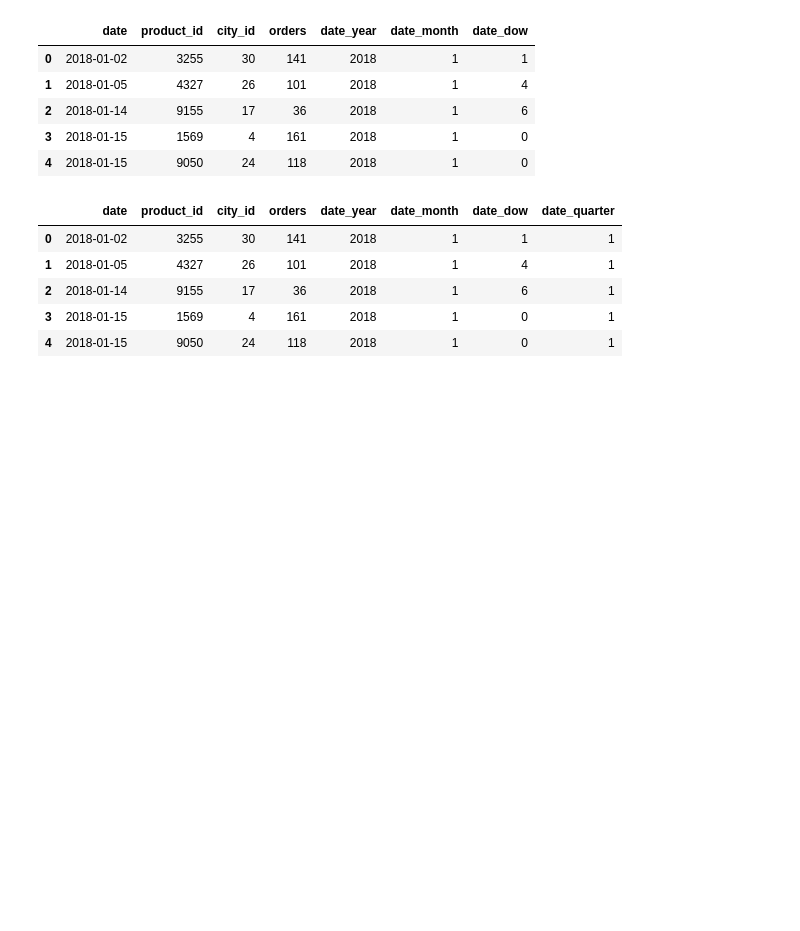
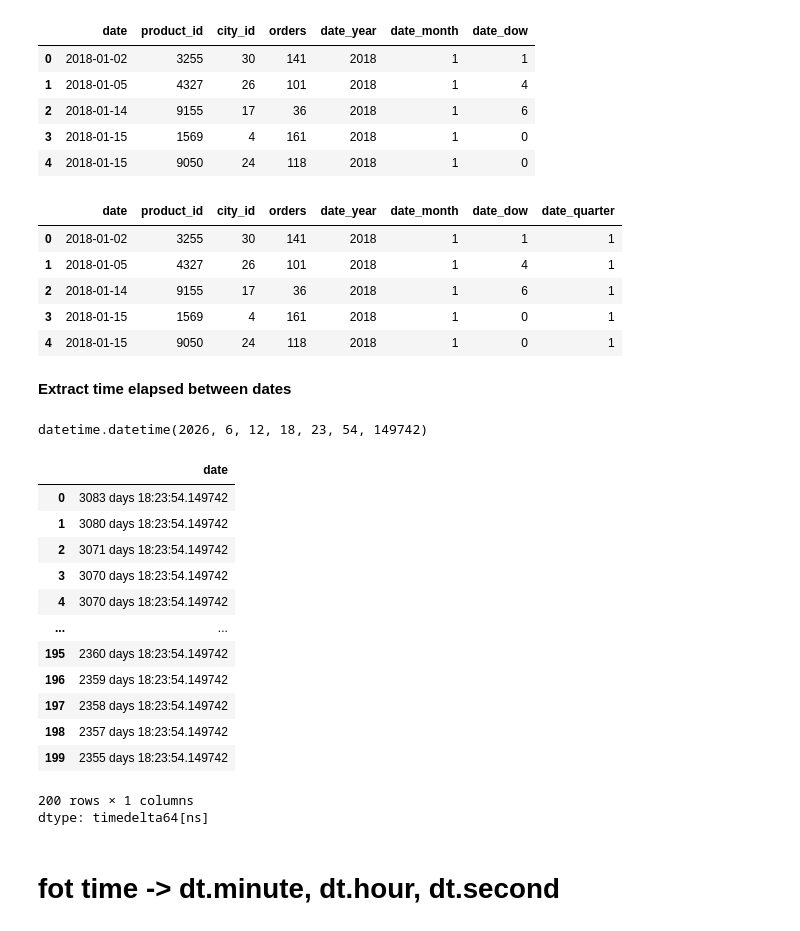
Before and after one commit to arsingla786/MLFromScratch, a Jupyter notebook: 12Date&Time.ipynb, the cells around one changed output. Cells and saved outputs as stored; diff of their text form; code cells hidden in the pictures; blank space fills up the shorter version.

```diff
--- a/12Date&Time.ipynb
+++ b/12Date&Time.ipynb
@@ -96,3 +96,30 @@ df.head()
 | 2 | 2018-01-14 | 9155 | 17 | 36 | 2018 | 1 | 6 | 1 |
 | 3 | 2018-01-15 | 1569 | 4 | 161 | 2018 | 1 | 0 | 1 |
 | 4 | 2018-01-15 | 9050 | 24 | 118 | 2018 | 1 | 0 | 1 |
+# %% [markdown]
+**Extract time elapsed between dates**
+# %%
+import datetime
+today = datetime.datetime.today()
+today
+# %% [output]
+datetime.datetime(2026, 6, 12, 18, 23, 54, 149742)
+# %%
+today - df['date']
+# %% [output]
+|  | date |
+| 0 | 3083 days 18:23:54.149742 |
+| 1 | 3080 days 18:23:54.149742 |
+| 2 | 3071 days 18:23:54.149742 |
+| 3 | 3070 days 18:23:54.149742 |
+| 4 | 3070 days 18:23:54.149742 |
+| ... | ... |
+| 195 | 2360 days 18:23:54.149742 |
+| 196 | 2359 days 18:23:54.149742 |
+| 197 | 2358 days 18:23:54.149742 |
+| 198 | 2357 days 18:23:54.149742 |
+| 199 | 2355 days 18:23:54.149742 |
+200 rows × 1 columns
+dtype: timedelta64[ns]
+# %% [markdown]
+# **fot time ->  dt.minute, dt.hour, dt.second**
```
Also changed, not shown: parts of 1 cell of this notebook.
